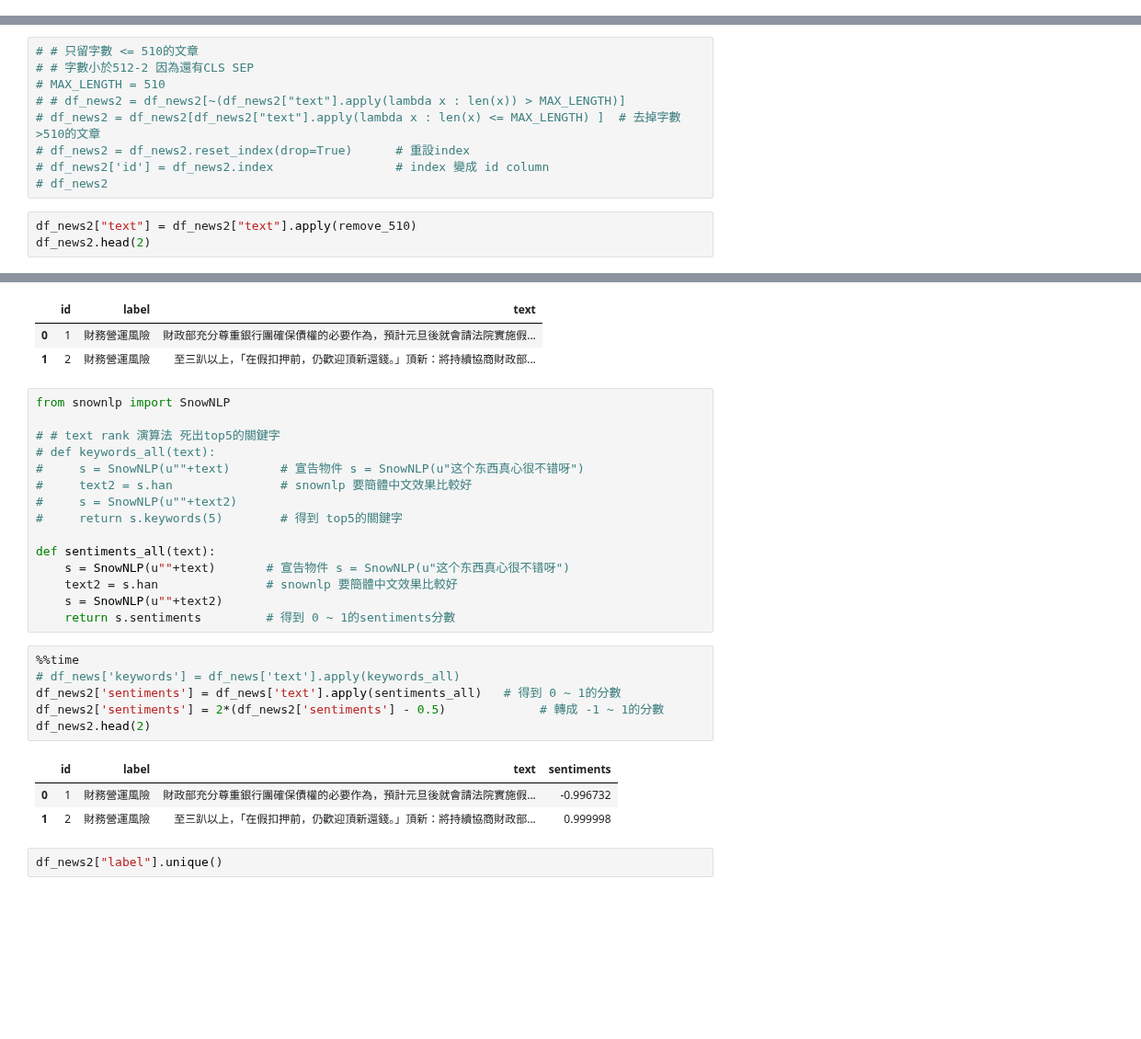
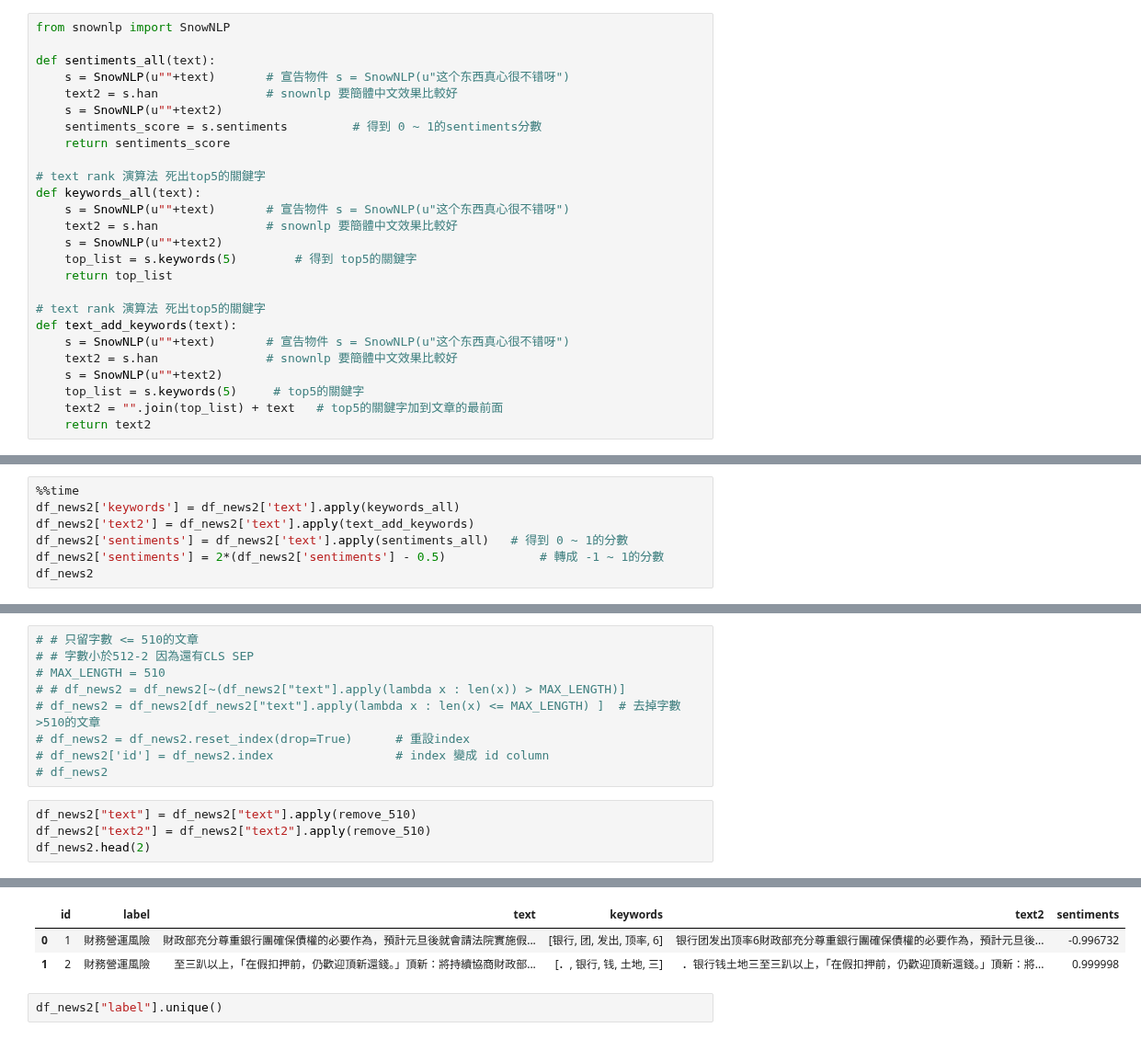
Before and after one commit to roccqqck/news_bert, a Jupyter notebook: 1.eland_csv_to_tsv.ipynb, the cells around one changed output, grey strips where cells are left out. Shown at 92% size. Cells and saved outputs as stored; diff of their text form; blank space fills up the shorter version.

Commit message:
sentiment text rank

```diff
--- a/1.eland_csv_to_tsv.ipynb
+++ b/1.eland_csv_to_tsv.ipynb
@@ -49,3 +49,29 @@ df_news2.head(2)
 |  | id | label | text |
 | 0 | 1 | 財務營運風險 | 財政部充分尊重銀行團確保債權的必要作為，預計元旦後就會請法院實施假... |
 | 1 | 2 | 財務營運風險 | 至三趴以上，「在假扣押前，仍歡迎頂新還錢。」頂新：將持續協商財政部... |
+# %%
+from snownlp import SnowNLP
+
+def sentiments_all(text):
+    s = SnowNLP(u""+text)       # 宣告物件 s = SnowNLP(u"这个东西真心很不错呀")
+    text2 = s.han               # snownlp 要簡體中文效果比較好
+    s = SnowNLP(u""+text2)
+    sentiments_score = s.sentiments         # 得到 0 ~ 1的sentiments分數
+    return sentiments_score
+
+# text rank 演算法 死出top5的關鍵字
+def keywords_all(text):
+    s = SnowNLP(u""+text)       # 宣告物件 s = SnowNLP(u"这个东西真心很不错呀")
+    text2 = s.han               # snownlp 要簡體中文效果比較好
+    s = SnowNLP(u""+text2)
+    top_list = s.keywords(5)        # 得到 top5的關鍵字
+    return top_list
+
+# text rank 演算法 死出top5的關鍵字
+def text_add_keywords(text):
+    s = SnowNLP(u""+text)       # 宣告物件 s = SnowNLP(u"这个东西真心很不错呀")
+    text2 = s.han               # snownlp 要簡體中文效果比較好
+    s = SnowNLP(u""+text2)
+    top_list = s.keywords(5)     # top5的關鍵字
+    text2 = "".join(top_list) + text   # top5的關鍵字加到文章的最前面
+    return text2
@@ -51,0 +100,7 @@ df_news2.head(2)
+# %%
+%%time
+df_news2['keywords'] = df_news2['text'].apply(keywords_all)
+df_news2['text2'] = df_news2['text'].apply(text_add_keywords)
+df_news2['sentiments'] = df_news2['text'].apply(sentiments_all)   # 得到 0 ~ 1的分數
+df_news2['sentiments'] = 2*(df_news2['sentiments'] - 0.5)             # 轉成 -1 ~ 1的分數
+df_news2
@@ -74,5 +145,6 @@ def remove_510(text):
 # df_news2
 # %%
 df_news2["text"] = df_news2["text"].apply(remove_510)
+df_news2["text2"] = df_news2["text2"].apply(remove_510)
 df_news2.head(2)
 # %% [output]
@@ -81,31 +151,6 @@ Wall time: 5.28 ms
-|  | id | label | text |
-| 0 | 1 | 財務營運風險 | 財政部充分尊重銀行團確保債權的必要作為，預計元旦後就會請法院實施假... |
-| 1 | 2 | 財務營運風險 | 至三趴以上，「在假扣押前，仍歡迎頂新還錢。」頂新：將持續協商財政部... |
+|  | id | label | text | keywords | text2 | sentiments |
+| 0 | 1 | 財務營運風險 | 財政部充分尊重銀行團確保債權的必要作為，預計元旦後就會請法院實施假... | [银行, 团, 发出, 顶率, 6] | 银行团发出顶率6財政部充分尊重銀行團確保債權的必要作為，預計元旦後... | -0.996732 |
+| 1 | 2 | 財務營運風險 | 至三趴以上，「在假扣押前，仍歡迎頂新還錢。」頂新：將持續協商財政部... | [．, 银行, 钱, 土地, 三] | ．银行钱土地三至三趴以上，「在假扣押前，仍歡迎頂新還錢。」頂新：將... | 0.999998 |
-# %%
-from snownlp import SnowNLP
-
-# # text rank 演算法 死出top5的關鍵字
-# def keywords_all(text):
-#     s = SnowNLP(u""+text)       # 宣告物件 s = SnowNLP(u"这个东西真心很不错呀")
-#     text2 = s.han               # snownlp 要簡體中文效果比較好
-#     s = SnowNLP(u""+text2)
-#     return s.keywords(5)        # 得到 top5的關鍵字
-
-def sentiments_all(text):
-    s = SnowNLP(u""+text)       # 宣告物件 s = SnowNLP(u"这个东西真心很不错呀")
-    text2 = s.han               # snownlp 要簡體中文效果比較好
-    s = SnowNLP(u""+text2)
-    return s.sentiments         # 得到 0 ~ 1的sentiments分數
-# %%
-%%time
-# df_news['keywords'] = df_news['text'].apply(keywords_all)
-df_news2['sentiments'] = df_news['text'].apply(sentiments_all)   # 得到 0 ~ 1的分數
-df_news2['sentiments'] = 2*(df_news2['sentiments'] - 0.5)             # 轉成 -1 ~ 1的分數
-df_news2.head(2)
-# %% [output]
-|  | id | label | text | sentiments |
-| 0 | 1 | 財務營運風險 | 財政部充分尊重銀行團確保債權的必要作為，預計元旦後就會請法院實施假... | -0.996732 |
-| 1 | 2 | 財務營運風險 | 至三趴以上，「在假扣押前，仍歡迎頂新還錢。」頂新：將持續協商財政部... | 0.999998 |
 # %%
 df_news2["label"].unique()
 # %% [output]
```
Also changed, not shown: parts of 15 cells of this notebook.
